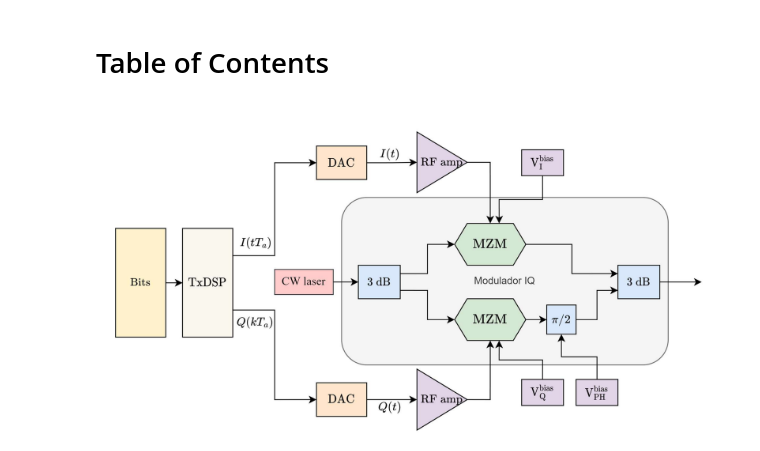
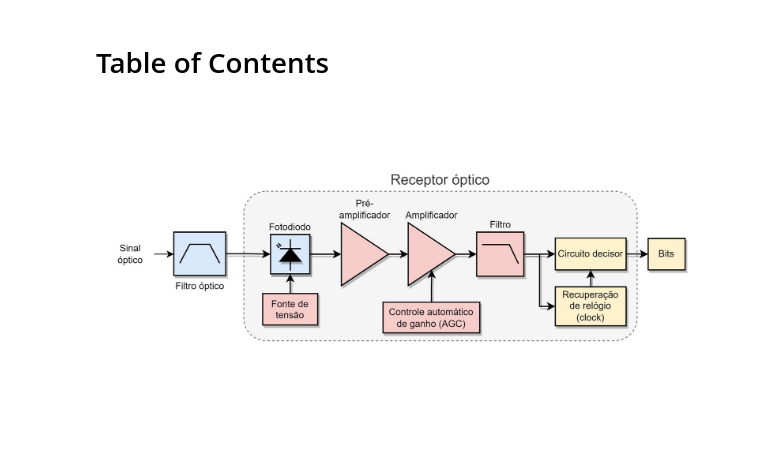
Before and after one commit to edsonportosilva/OpticalCommunications, a Jupyter notebook: jupyter notebooks/figuras/PDF2image.ipynb, the cells around one changed output. Cells and saved outputs as stored; diff of their text form; code cells hidden in the pictures; blank space fills up the shorter version.

```diff
--- a/jupyter notebooks/figuras/PDF2image.ipynb
+++ b/jupyter notebooks/figuras/PDF2image.ipynb
@@ -17,7 +17,7 @@ from pdf2image.exceptions import (
     PDFPageCountError,
     PDFSyntaxError
 )
-name = 'IQM'
+name = 'Rx_IMDD'
 # %%
 images = convert_from_path(name +'.pdf', fmt ='png',\
                            dpi = '600',\
@@ -27,8 +27,8 @@ images = convert_from_path(name +'.pdf', fmt ='png',\
 # %%
 im = Image.open(name +'.png')
 # %%
-im_new = crop_center(im, 6500, 3300)
+im_new = crop_center(im, 6500, 2500)
 im_new.save(name+'.png')
 im_new
 # %% [output]
-[figure, old version]
+[figure, new version]
```
